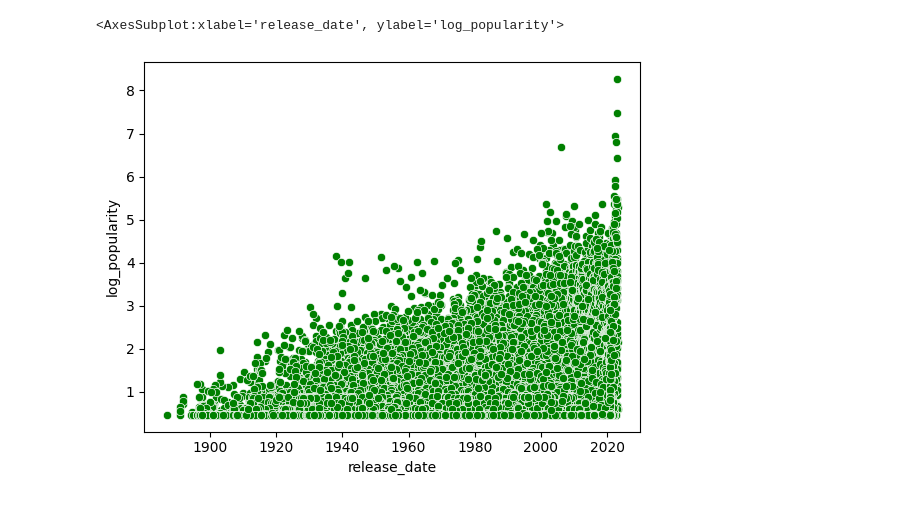
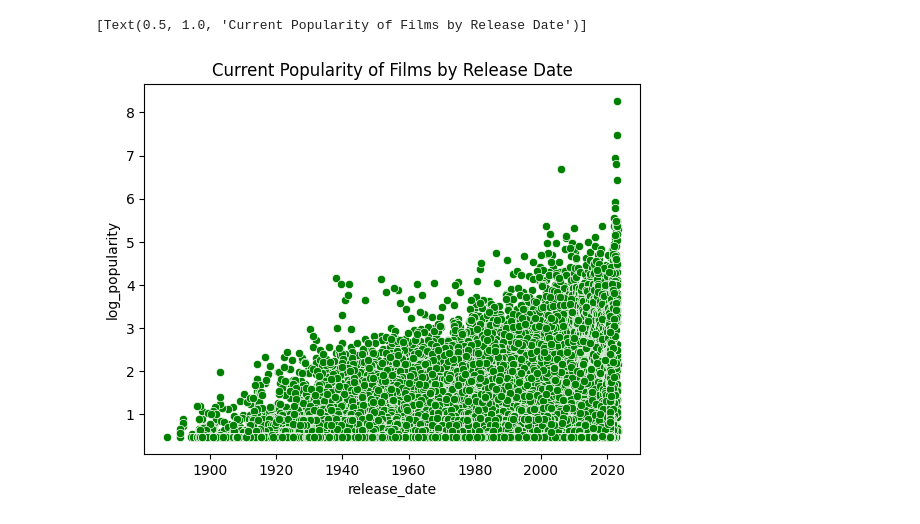
Before and after one commit to peterlecavalier/csci5622_film_project, a Jupyter notebook: visualizations.ipynb, the cells around one changed output. Saved outputs shown, nothing was run; the diff lists cells and outputs as text; code cells hidden in the pictures.

```diff
--- a/visualizations.ipynb
+++ b/visualizations.ipynb
@@ -32,5 +20,5 @@ Name: release_date, dtype: object
 # %%
-sns.scatterplot(data=df, x='release_date', y='log_popularity', color='green')
+sns.scatterplot(data=df, x='release_date', y='log_popularity', color='green').set(title='Current Popularity of Films by Release Date')
 # %% [output]
-<AxesSubplot:xlabel='release_date', ylabel='log_popularity'>
+[Text(0.5, 1.0, 'Current Popularity of Films by Release Date')]
-[figure, old version]
+[figure, new version]
```
Also changed, not shown: parts of 21 cells of this notebook, 20 other files.
